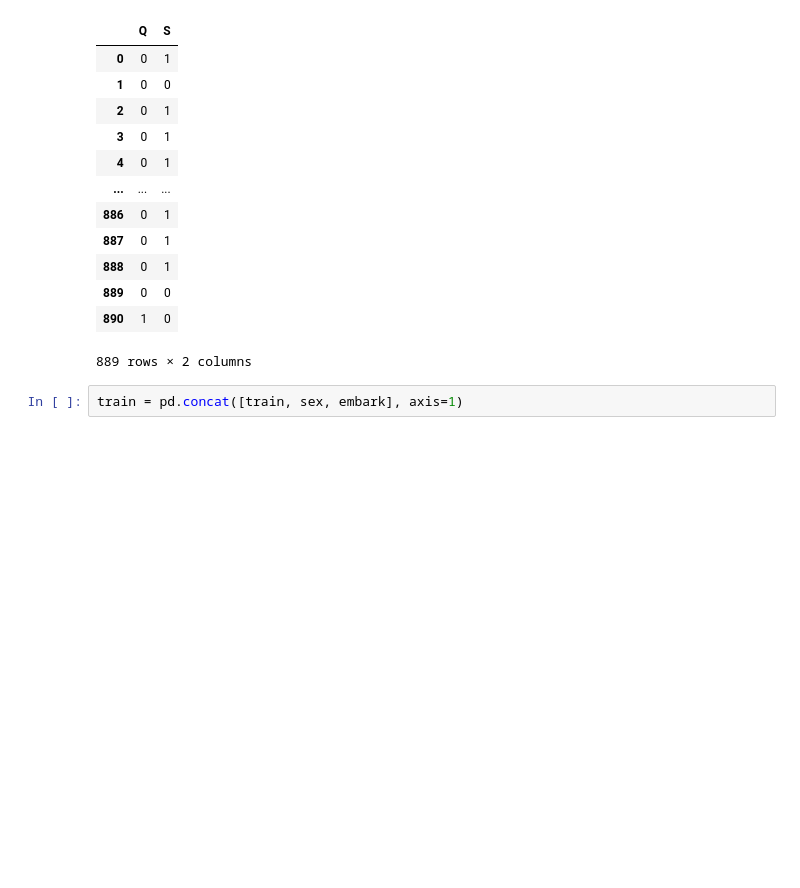
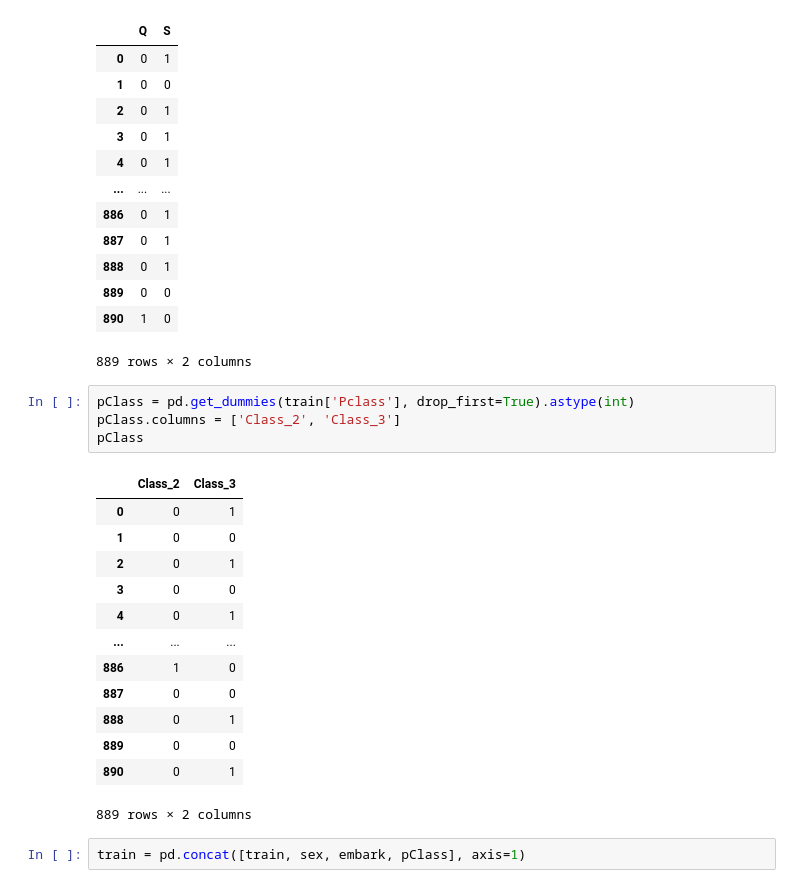
Before and after one commit to ankitrijal2054/Logistic-Regression, a Jupyter notebook: Practice.ipynb, the cells around one changed output. Saved outputs shown, nothing was run; the diff lists cells and outputs as text; blank space fills up the shorter version.

```diff
--- a/Practice.ipynb
+++ b/Practice.ipynb
@@ -143,8 +143,26 @@ embark
 | 889 | 0 | 0 |
 | 890 | 1 | 0 |
 889 rows × 2 columns
+# %%
+pClass = pd.get_dummies(train['Pclass'], drop_first=True).astype(int)
+pClass.columns = ['Class_2', 'Class_3']
+pClass
+# %% [output]
+|  | Class_2 | Class_3 |
+| 0 | 0 | 1 |
+| 1 | 0 | 0 |
+| 2 | 0 | 1 |
+| 3 | 0 | 0 |
+| 4 | 0 | 1 |
+| ... | ... | ... |
+| 886 | 1 | 0 |
+| 887 | 0 | 0 |
+| 888 | 0 | 1 |
+| 889 | 0 | 0 |
+| 890 | 0 | 1 |
+889 rows × 2 columns
 # %%
-train = pd.concat([train, sex, embark], axis=1)
+train = pd.concat([train, sex, embark, pClass], axis=1)
 # %%
 train
 # %% [output]
```
Also changed, not shown: parts of 14 cells of this notebook.
